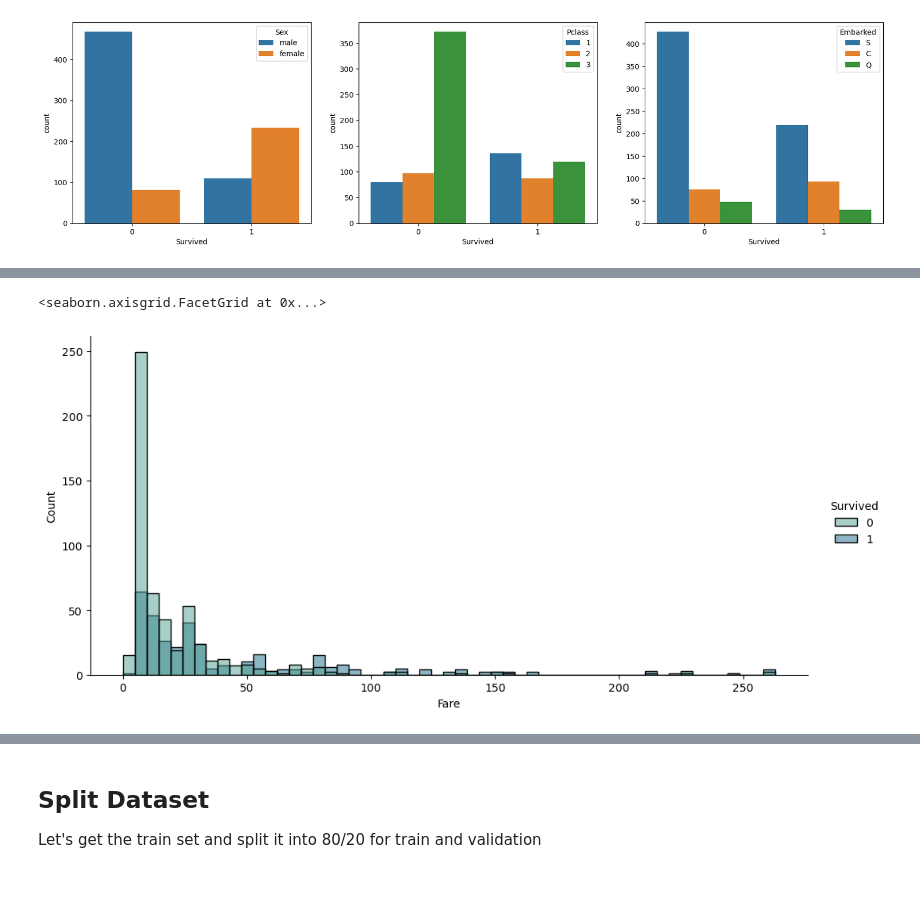
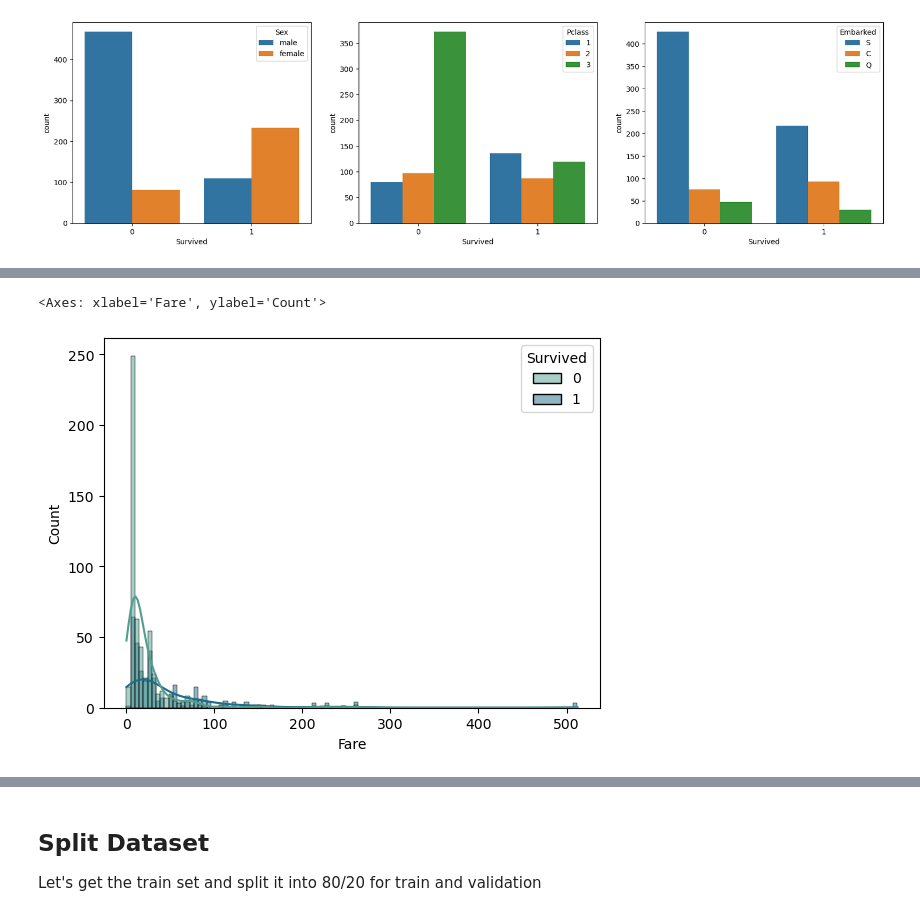
Before and after one commit to PauloFavero/KaggleTitanic, a Jupyter notebook: code/main.ipynb, the cells around one changed output, grey strips where cells are left out. Drawn from its saved outputs; the diff is of its cells as text; code cells hidden in the pictures; blank space fills up the shorter version.

```diff
--- a/code/main.ipynb
+++ b/code/main.ipynb
@@ -110,8 +84,8 @@ sns.boxplot(x='Survived', y='Fare', data=train_df)
 # %%
-sns.displot(x='Fare', hue='Survived', data=train_df, kind='hist', palette='crest', height=5, aspect=2)
+sns.histplot(x='Fare', hue='Survived', data=train_df, kde=True, palette='crest')
 # %% [output]
-<seaborn.axisgrid.FacetGrid at 0x...>
+<Axes: xlabel='Fare', ylabel='Count'>
-[figure, old version]
+[figure, new version]
 # %%
 sns.histplot(x='Fare', hue='Embarked', data=train_df, kde=True, palette='crest')
 # %% [output]
```
Also changed, not shown: parts of 29 cells of this notebook.
